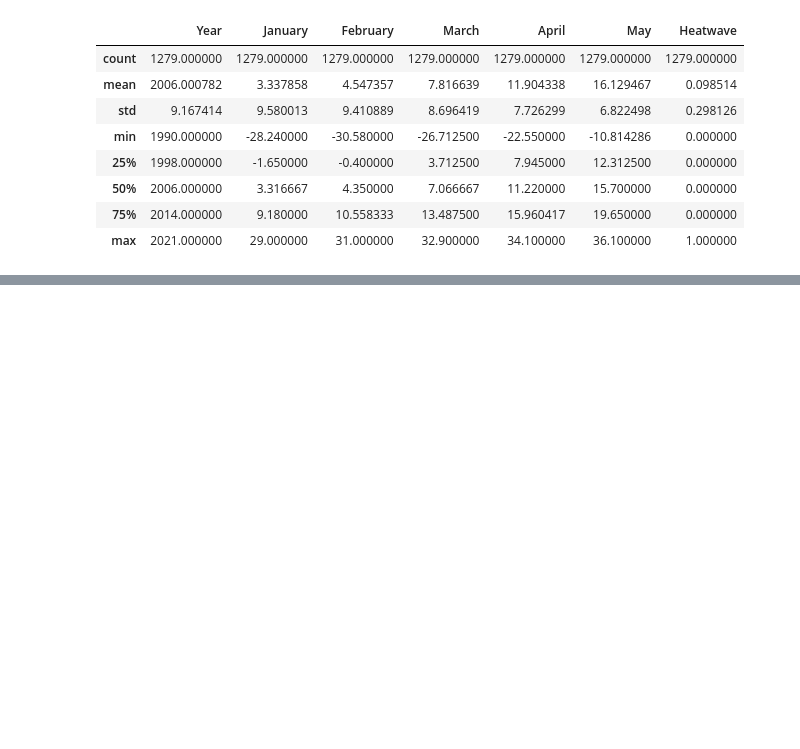
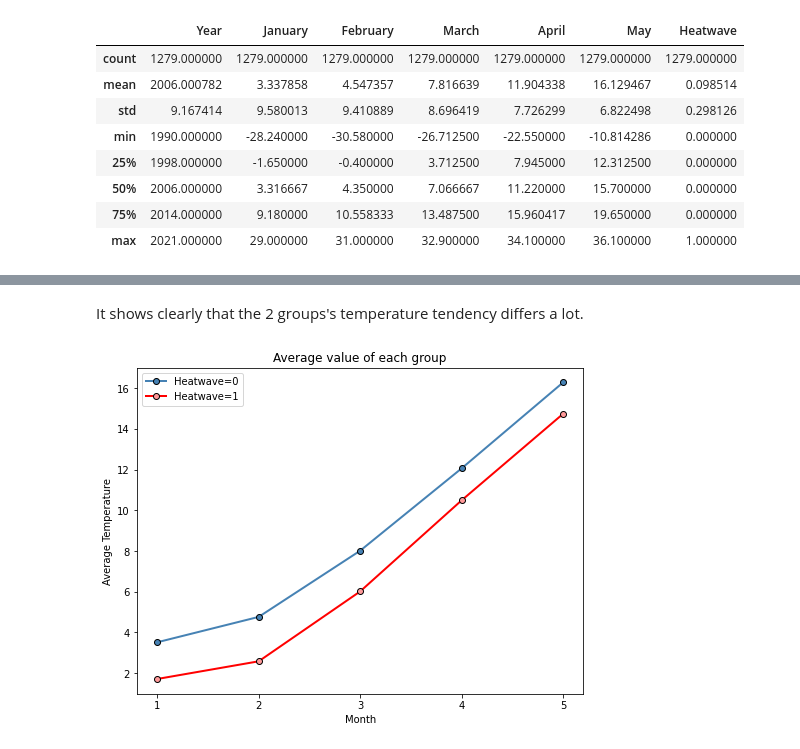
Before and after one commit to Themaoyc/MDA, a Jupyter notebook: Script/Predeict heatwaves.ipynb, the cells around one changed output, grey strips where cells are left out. Saved outputs shown, nothing was run; the diff lists cells and outputs as text; code cells hidden in the pictures; blank space fills up the shorter version.

```diff
--- a/Script/Predeict heatwaves.ipynb
+++ b/Script/Predeict heatwaves.ipynb
@@ -56,0 +77,32 @@ heatmap=sns.heatmap(df[['Year', 'Country', 'January','February','March','April',
+# %% [markdown]
+It shows clearly that the 2 groups's temperature tendency differs a lot.<br>
+# %%
+t0=group0.iloc[:,3:8].mean()
+t1=group1.iloc[:,3:8].mean()
+fig = plt.figure(figsize=(8,6))
+plt.title('Average value of each group')
+plt.xlabel('Month')
+plt.ylabel('Average Temperature')
+plt.xticks(month)
+plt.plot(month,t0,
+         label = 'Heatwave=0',
+         linestyle = '-',
+         linewidth = 2,
+         color = 'steelblue',
+         marker = 'o',
+         markersize = 6,
+         markeredgecolor='black',
+         markerfacecolor='steelblue')
+plt.plot(month, t1,
+         label = 'Heatwave=1',
+         linestyle = '-',
+         linewidth = 2,
+         color = 'r',
+         marker = 'o',
+         markersize = 6,
+         markeredgecolor='black',
+         markerfacecolor='#ff9999')
+plt.legend()
+plt.show()
+# %% [output]
+[figure, added]
```
Also changed, not shown: parts of 15 cells of this notebook.
